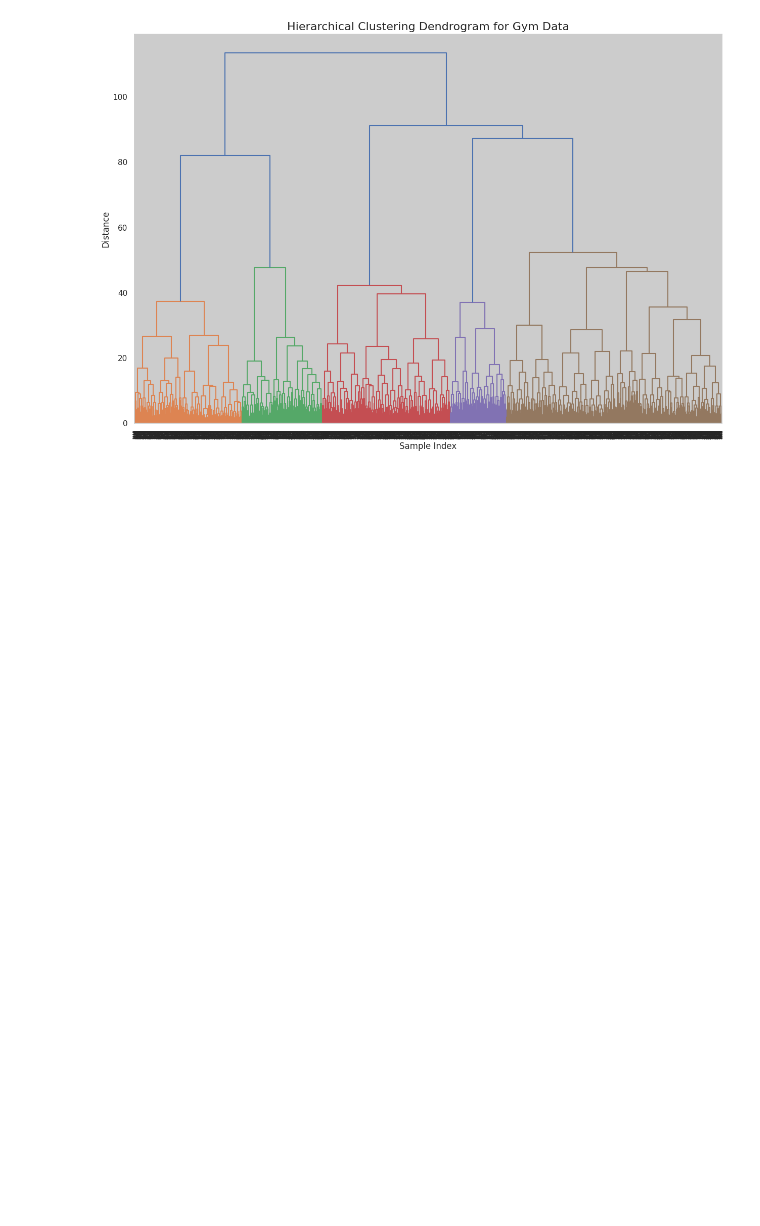
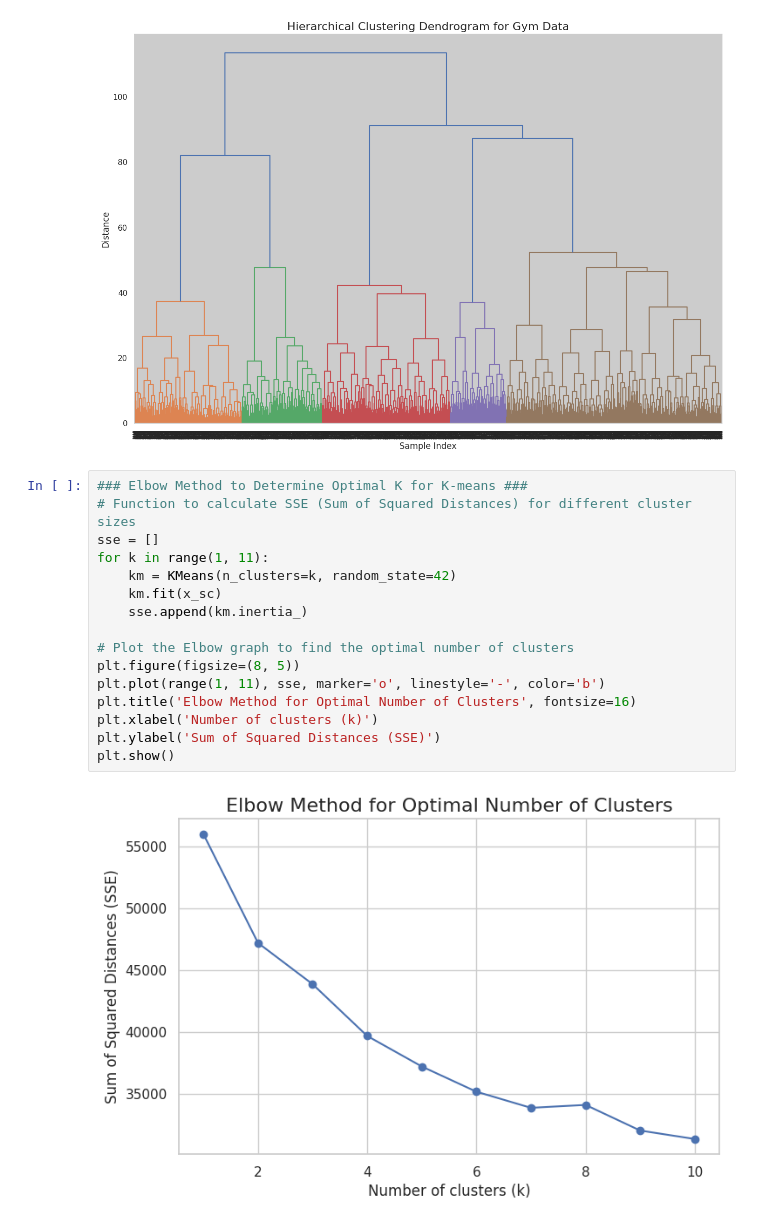
Before and after one commit to bhutto17/Fitness-Center-Retention-Analysis, a Jupyter notebook: Fitness_Center_Retention_Analysis.ipynb, the cells around one changed output. Saved outputs shown, nothing was run; the diff lists cells and outputs as text; blank space fills up the shorter version.

Commit message:
Completed K-means clustering analysis with 5 clusters, analyzed feature distributions, and calculated churn rates by cluster

```diff
--- a/Fitness_Center_Retention_Analysis.ipynb
+++ b/Fitness_Center_Retention_Analysis.ipynb
@@ -761,3 +761,21 @@ plt.xticks(rotation='vertical')
 plt.show()
 # %% [output]
 [figure]
+# %%
+### Elbow Method to Determine Optimal K for K-means ###
+# Function to calculate SSE (Sum of Squared Distances) for different cluster sizes
+sse = []
+for k in range(1, 11):
+    km = KMeans(n_clusters=k, random_state=42)
+    km.fit(x_sc)
+    sse.append(km.inertia_)
+
+# Plot the Elbow graph to find the optimal number of clusters
+plt.figure(figsize=(8, 5))
+plt.plot(range(1, 11), sse, marker='o', linestyle='-', color='b')
+plt.title('Elbow Method for Optimal Number of Clusters', fontsize=16)
+plt.xlabel('Number of clusters (k)')
+plt.ylabel('Sum of Squared Distances (SSE)')
+plt.show()
+# %% [output]
+[figure, added]
```
Also changed, not shown: parts of 17 cells of this notebook.
